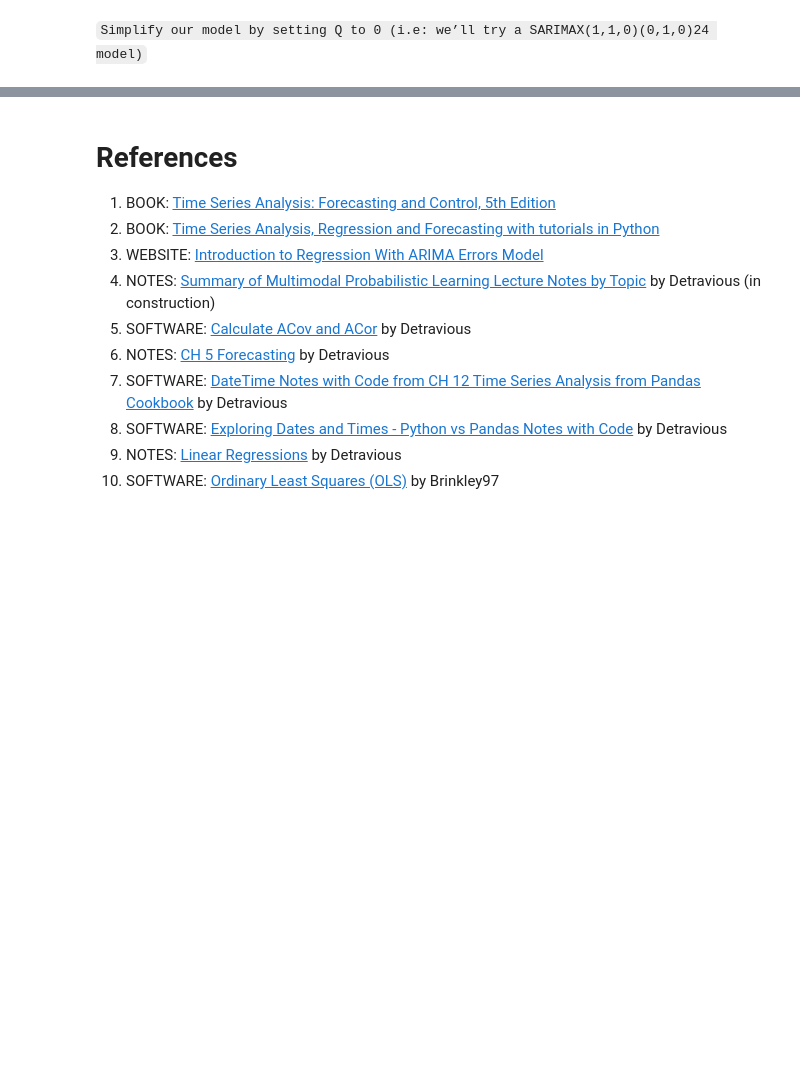
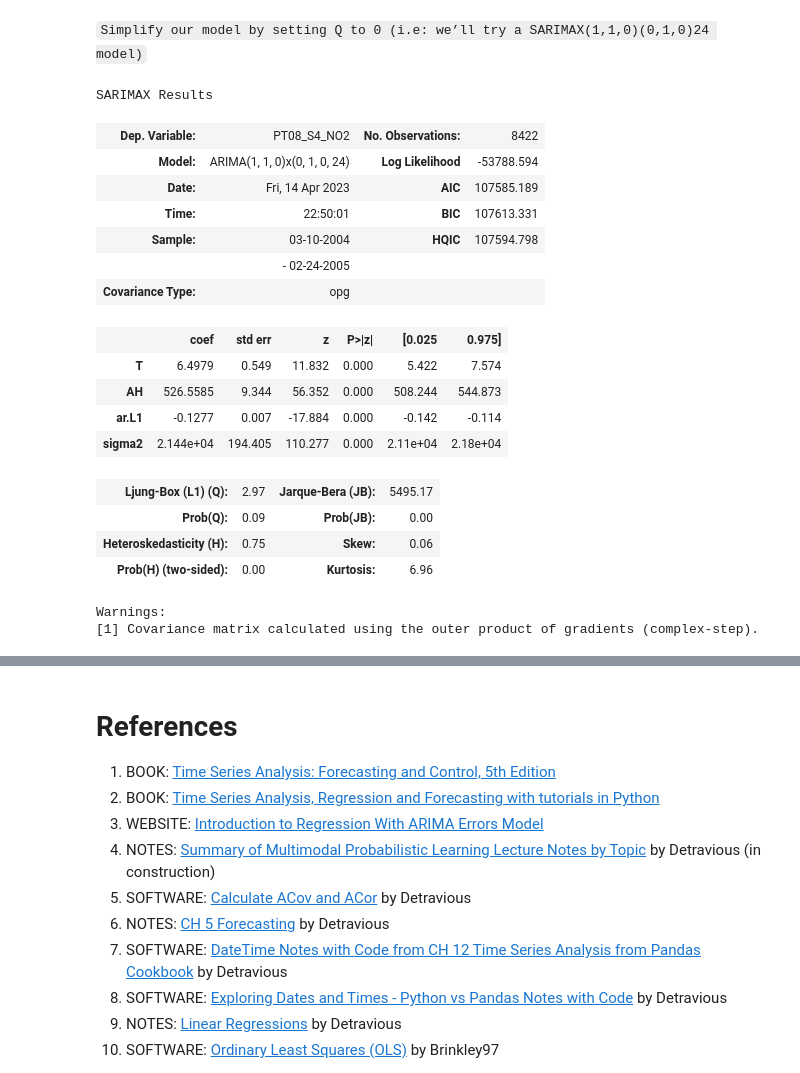
Before and after one commit to Brinkley97/book-forecasting_and_control, a Jupyter notebook: part_1/3-linear_stationary_models_and_4-linear_nonstationary_models/regressionWithSeasonalARIMA.ipynb, the cells around one changed output, grey strips where cells are left out. Saved outputs shown, nothing was run; the diff lists cells and outputs as text; code cells hidden in the pictures; blank space fills up the shorter version.

```diff
--- a/part_1/4-linear_nonstationary_models/regressionWithSeasonalARIMA.ipynb
+++ b/part_1/3-linear_stationary_models_and_4-linear_nonstationary_models/regressionWithSeasonalARIMA.ipynb
@@ -553,5 +553,29 @@ Warnings:
 [1] Covariance matrix calculated using the outer product of gradients (complex-step).
 # %% [markdown]
 `Simplify our model by setting Q to 0 (i.e: we’ll try a SARIMAX(1,1,0)(0,1,0)24 model)`
+# %%
+sarimax_model = ARIMA(endog=y_train, exog=X_train_minus_intercept,order=(1,1,0), seasonal_order=(0,1,0,24))
+sarimax_results = sarimax_model.fit()
+sarimax_results.summary()
+# %% [output]
+SARIMAX Results
+| Dep. Variable: | PT08_S4_NO2 | No. Observations: | 8422 |
+| Model: | ARIMA(1, 1, 0)x(0, 1, 0, 24) | Log Likelihood | -53788.594 |
+| Date: | Fri, 14 Apr 2023 | AIC | 107585.189 |
+| Time: | 22:50:01 | BIC | 107613.331 |
+| Sample: | 03-10-2004 | HQIC | 107594.798 |
+|  | - 02-24-2005 |  |  |
+| Covariance Type: | opg |  |  |
+|  | coef | std err | z | P>|z| | [0.025 | 0.975] |
+| T | 6.4979 | 0.549 | 11.832 | 0.000 | 5.422 | 7.574 |
+| AH | 526.5585 | 9.344 | 56.352 | 0.000 | 508.244 | 544.873 |
+| ar.L1 | -0.1277 | 0.007 | -17.884 | 0.000 | -0.142 | -0.114 |
+| sigma2 | 2.144e+04 | 194.405 | 110.277 | 0.000 | 2.11e+04 | 2.18e+04 |
+| Ljung-Box (L1) (Q): | 2.97 | Jarque-Bera (JB): | 5495.17 |
+| Prob(Q): | 0.09 | Prob(JB): | 0.00 |
+| Heteroskedasticity (H): | 0.75 | Skew: | 0.06 |
+| Prob(H) (two-sided): | 0.00 | Kurtosis: | 6.96 |
+Warnings:
+[1] Covariance matrix calculated using the outer product of gradients (complex-step).
 # %% [markdown]
 # 5. Prediction
```
Also changed, not shown: parts of 8 cells of this notebook.
